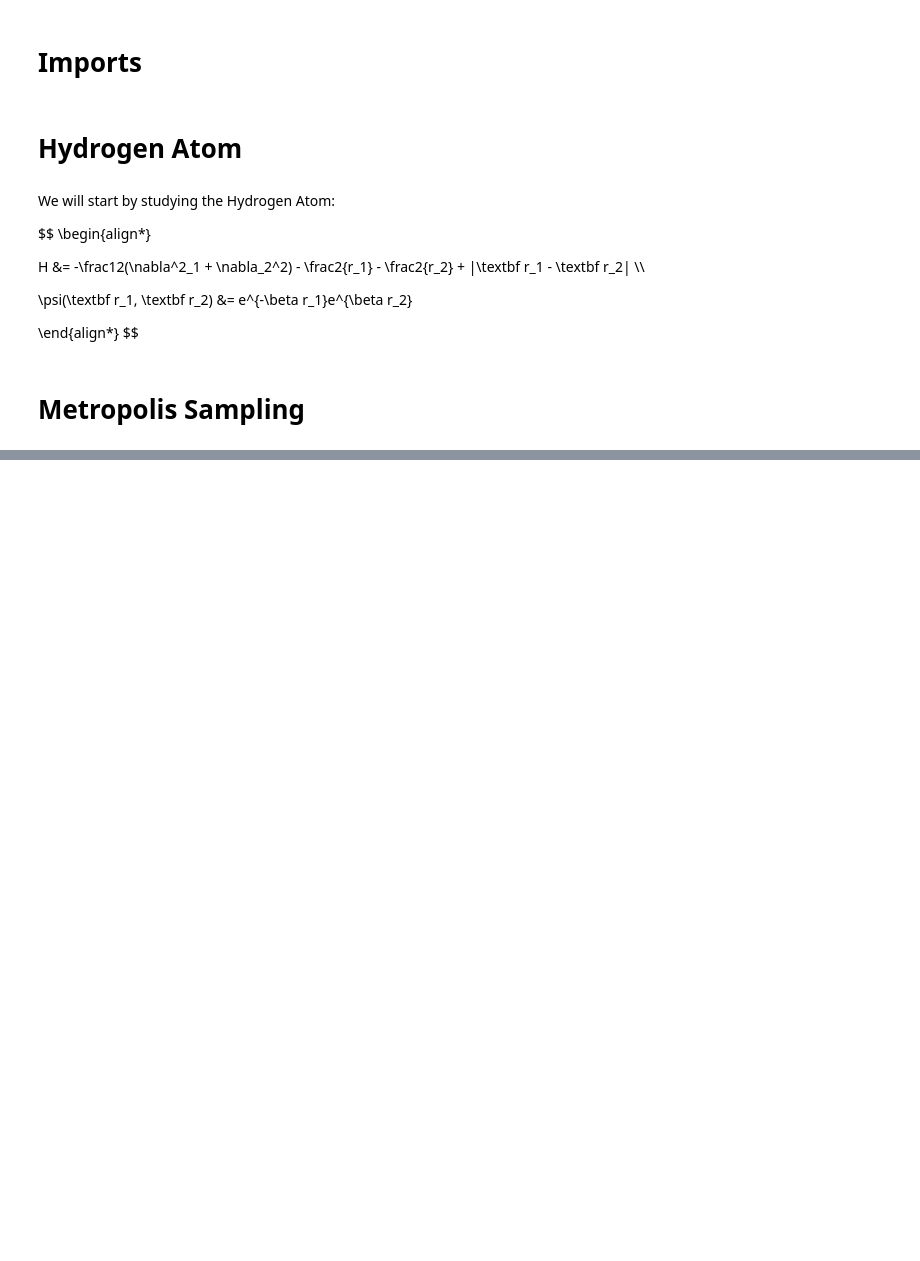
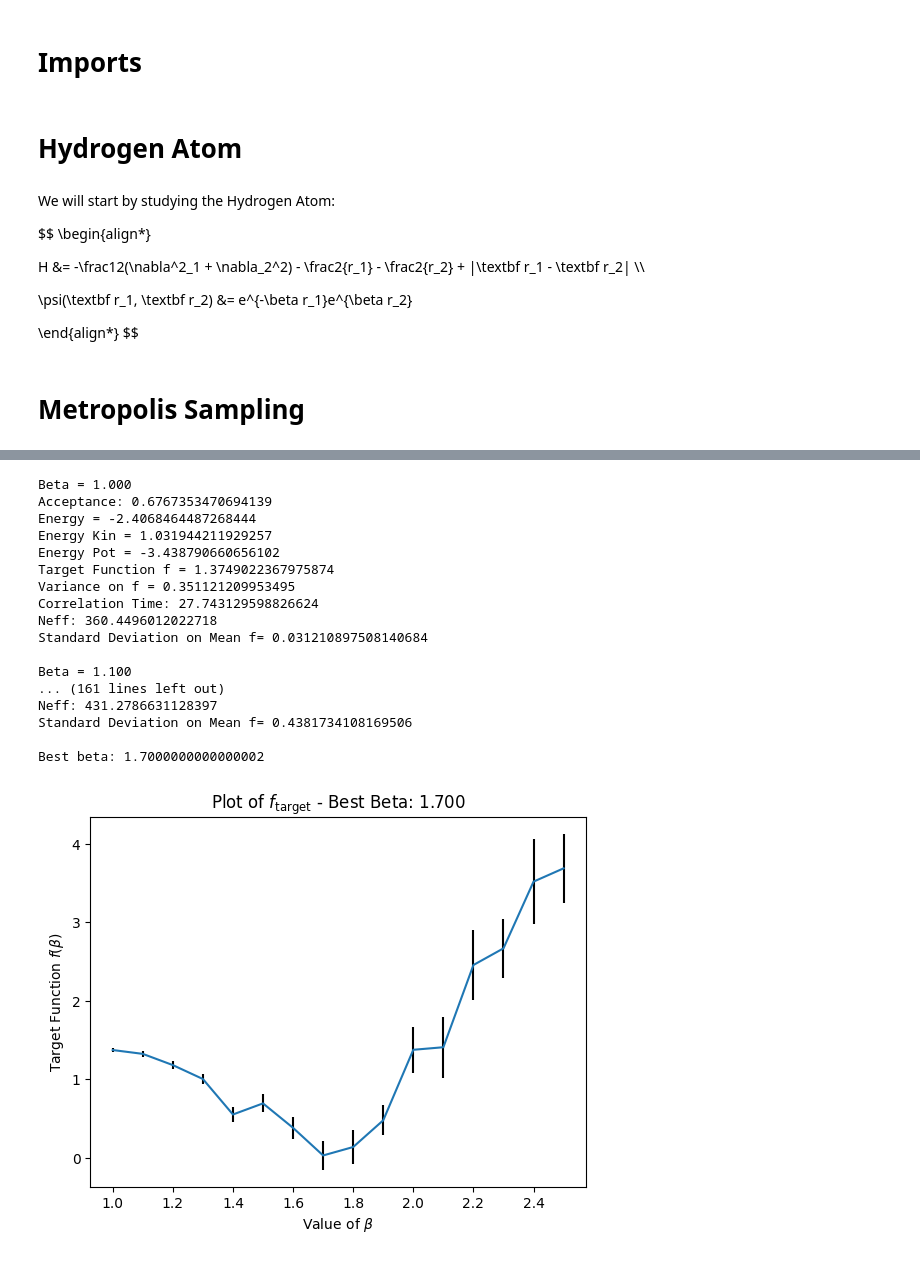
Before and after one commit to guilhermebaos/QUARMEN-Lessons, a Jupyter notebook: Computational-Solid-State/00-Exam-QMC/he.ipynb, the cells around one changed output, grey strips where cells are left out. Saved outputs shown, nothing was run; the diff lists cells and outputs as text; code cells hidden in the pictures; blank space fills up the shorter version.

```diff
--- a/Computational-Solid-State/00-Exam-QMC/he.ipynb
+++ b/Computational-Solid-State/00-Exam-QMC/he.ipynb
@@ -129,0 +150,76 @@ def sampleNeff(data: np.ndarray, k1: int = 0, icutoff: int = 200) -> int:
+# %%
+# Parameters
+sampleM = 10000
+discard = 0
+delta = 1.0
+
+# Sweep Variational Parameter
+betaMin = 1
+betaMax = 2.5
+
+fbeta = []
+fstd = []
+fvar = []
+bbRange = np.linspace(betaMin, betaMax, 16)
+for betaStart in bbRange:
+    # Run VMC for this beta
+    print(f"Beta = {betaStart:.3f}")
+    Rs1, Rs2, Rsd = samplePos(sampleM, betaStart, delta)
+    Rs1, Rs2, Rsd = Rs1[discard:], Rs2[discard:], Rsd[discard:]
+
+    # Calculate energies
+    Ekin = -betaStart**2 + betaStart * (1/Rs1 + 1/Rs2)
+    Epot = - (2/Rs1 + 2/Rs2) + 1/Rsd
+    El = Ekin + Epot
+
+    # Calculate target function
+    ftarget = 2 * Ekin + Epot
+
+    # Get the statistics
+    ave, var, timecorr, Neff = sampleNeff(ftarget)
+    ave = abs(ave)
+
+    # Save the desired values
+    fvar += [var]
+    fstd += [np.sqrt(var) / np.sqrt(Neff)]
+    fbeta += [ave]
+
+    # Print results
+    print(f"Energy = {np.average(El)}")
+    print(f"Energy Kin = {np.average(Ekin)}")
+    print(f"Energy Pot = {np.average(Epot)}")
+    print(f"Target Function f = {fbeta[-1]}")
+    print(f"Variance on f = {fvar[-1]}")
+    print(f"Correlation Time: {timecorr}")
+    print(f"Neff: {Neff}")
+    print(f"Standard Deviation on Mean f= {fstd[-1]}")
+    print("")
+
+# Plot results
+betaBest = bbRange[fbeta.index(np.min(fbeta))]
+print(f"Best beta: {betaBest}")
+plt.errorbar(bbRange, fbeta, yerr=fstd, ecolor="black")
+plt.xlabel("Value of $\\beta$")
+plt.ylabel("Target Function $f(\\beta)$")
+plt.title("Plot of $f_\\text{target}$ - " + f"Best Beta: {betaBest:.3f}")
+
+plt.savefig(f"./Plots/he-out-virial.png")
+# %% [output]
+Beta = 1.000
+Acceptance: 0.6767353470694139
+Energy = -2.4068464487268444
+Energy Kin = 1.031944211929257
+Energy Pot = -3.438790660656102
+Target Function f = 1.3749022367975874
+Variance on f = 0.351121209953495
+Correlation Time: 27.743129598826624
+Neff: 360.4496012022718
+Standard Deviation on Mean f= 0.031210897508140684
+
+Beta = 1.100
+... (161 lines left out)
+Neff: 431.2786631128397
+Standard Deviation on Mean f= 0.4381734108169506
+
+Best beta: 1.7000000000000002
+[figure, added]
```
Also changed, not shown: parts of 9 cells of this notebook, 25 other files.
